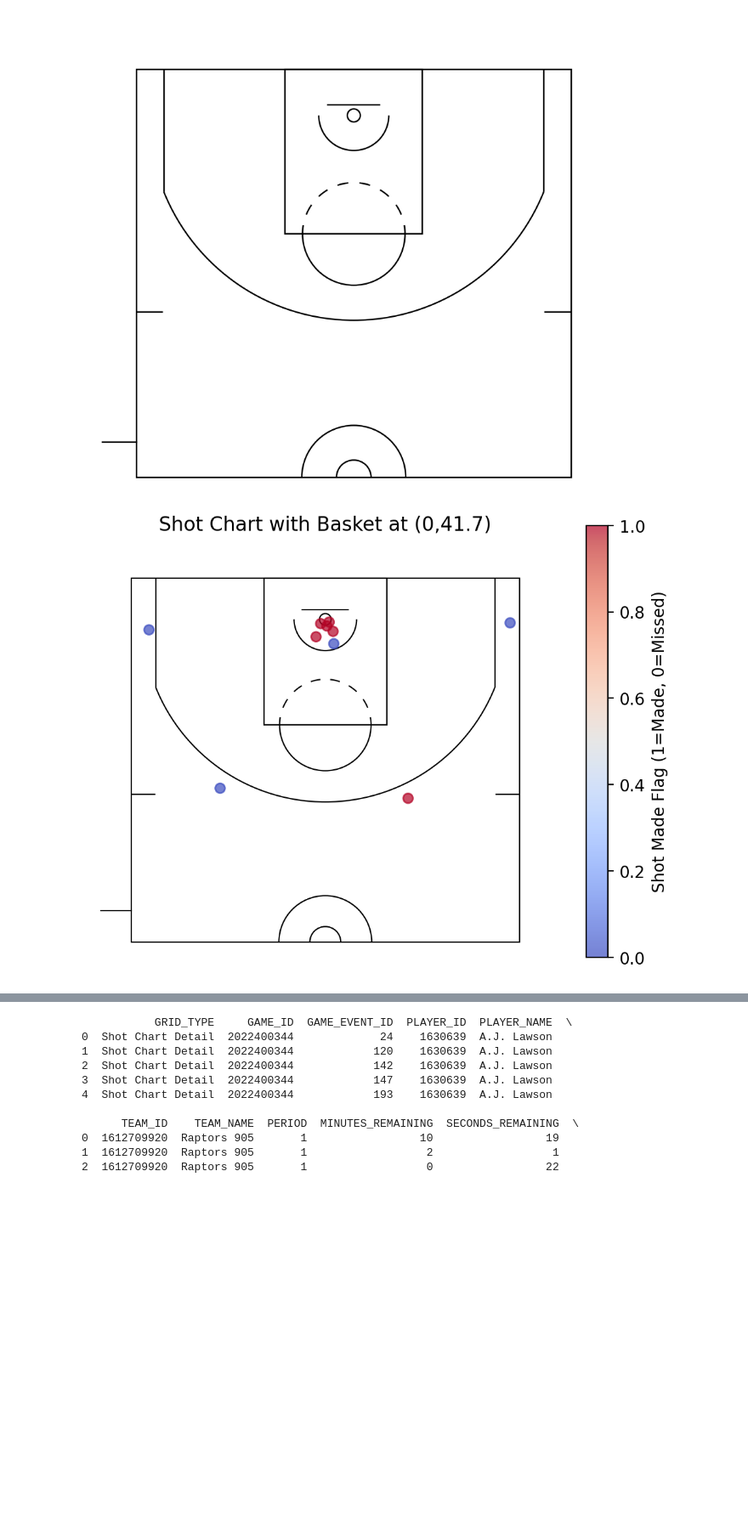
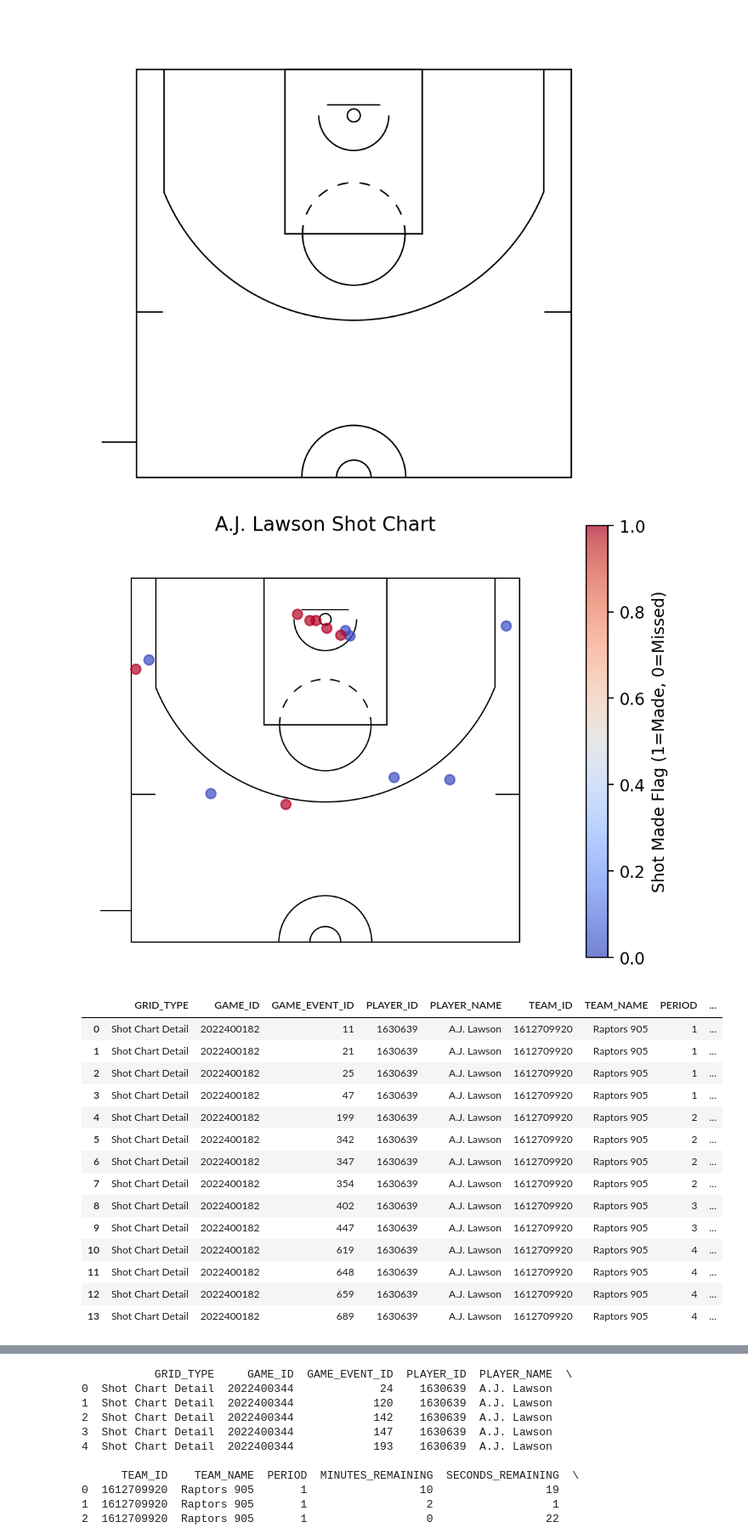
Before and after one commit to FHaddad99/Raptors_905, a Jupyter notebook: Raptors 905 Radar Plots.ipynb, the cells around one changed output, grey strips where cells are left out. Shown at 85% size. Cells and saved outputs as stored; diff of their text form; code cells hidden in the pictures; blank space fills up the shorter version.

```diff
--- a/Raptors 905 Radar Plots.ipynb
+++ b/Raptors 905 Radar Plots.ipynb
@@ -880,7 +880,7 @@ import matplotlib.transforms as transforms
 # 1. RETRIEVE YOUR SHOT DATA
 # -------------------------------------------------------------------------
 game_ids = [
-    "2022400344"
+    "2022400182"
 ]
 
 url = "https://stats.gleague.nba.com/stats/shotchartdetail"
@@ -977,32 +977,49 @@ if all_shotchart_data:
 else:
     raise ValueError("No data retrieved.")
 
 # --- 1) Convert from tenths of a foot to feet
 all_shotchart_df["x_ft"] = all_shotchart_df["LOC_X"] / 10.0
 all_shotchart_df["y_ft"] = all_shotchart_df["LOC_Y"] / 10.0
 
 # --- 2) (Optional) Flip Y if data is left-handed
 all_shotchart_df["y_ft"] = -all_shotchart_df["y_ft"]
 
 # --- 3) Shift so that the basket is at (0, 41.7)
 all_shotchart_df["x_plot"] = all_shotchart_df["x_ft"]
 all_shotchart_df["y_plot"] = all_shotchart_df["y_ft"] + 41.7
 
 # --- 4) Plot with mplbasketball
 court = Court(court_type="nba", origin="center", units="ft")
 fig, ax = court.draw(orientation="vu")
 
 scatter = ax.scatter(
     all_shotchart_df["x_plot"],
     all_shotchart_df["y_plot"],
     c=all_shotchart_df["SHOT_MADE_FLAG"],
     cmap="coolwarm",
     alpha=0.7
 )
 plt.colorbar(scatter, label="Shot Made Flag (1=Made, 0=Missed)")
 plt.xlabel("X (ft)")
 plt.ylabel("Y (ft)")
-plt.title("Shot Chart with Basket at (0,41.7)")
+plt.title("A.J. Lawson Shot Chart")
 plt.show()
+
+all_shotchart_df
 # %% [output]
-[figure, old version]
+[figure, new version]
+|  | GRID_TYPE | GAME_ID | GAME_EVENT_ID | PLAYER_ID | PLAYER_NAME | TEAM_ID | TEAM_NAME | PERIOD | ... |
+| 0 | Shot Chart Detail | 2022400182 | 11 | 1630639 | A.J. Lawson | 1612709920 | Raptors 905 | 1 | ... |
+| 1 | Shot Chart Detail | 2022400182 | 21 | 1630639 | A.J. Lawson | 1612709920 | Raptors 905 | 1 | ... |
+| 2 | Shot Chart Detail | 2022400182 | 25 | 1630639 | A.J. Lawson | 1612709920 | Raptors 905 | 1 | ... |
+| 3 | Shot Chart Detail | 2022400182 | 47 | 1630639 | A.J. Lawson | 1612709920 | Raptors 905 | 1 | ... |
+| 4 | Shot Chart Detail | 2022400182 | 199 | 1630639 | A.J. Lawson | 1612709920 | Raptors 905 | 2 | ... |
+| 5 | Shot Chart Detail | 2022400182 | 342 | 1630639 | A.J. Lawson | 1612709920 | Raptors 905 | 2 | ... |
+| 6 | Shot Chart Detail | 2022400182 | 347 | 1630639 | A.J. Lawson | 1612709920 | Raptors 905 | 2 | ... |
+| 7 | Shot Chart Detail | 2022400182 | 354 | 1630639 | A.J. Lawson | 1612709920 | Raptors 905 | 2 | ... |
+| 8 | Shot Chart Detail | 2022400182 | 402 | 1630639 | A.J. Lawson | 1612709920 | Raptors 905 | 3 | ... |
+| 9 | Shot Chart Detail | 2022400182 | 447 | 1630639 | A.J. Lawson | 1612709920 | Raptors 905 | 3 | ... |
+| 10 | Shot Chart Detail | 2022400182 | 619 | 1630639 | A.J. Lawson | 1612709920 | Raptors 905 | 4 | ... |
+| 11 | Shot Chart Detail | 2022400182 | 648 | 1630639 | A.J. Lawson | 1612709920 | Raptors 905 | 4 | ... |
+| 12 | Shot Chart Detail | 2022400182 | 659 | 1630639 | A.J. Lawson | 1612709920 | Raptors 905 | 4 | ... |
+| 13 | Shot Chart Detail | 2022400182 | 689 | 1630639 | A.J. Lawson | 1612709920 | Raptors 905 | 4 | ... |
```
Also changed, not shown: parts of 17 cells of this notebook.
